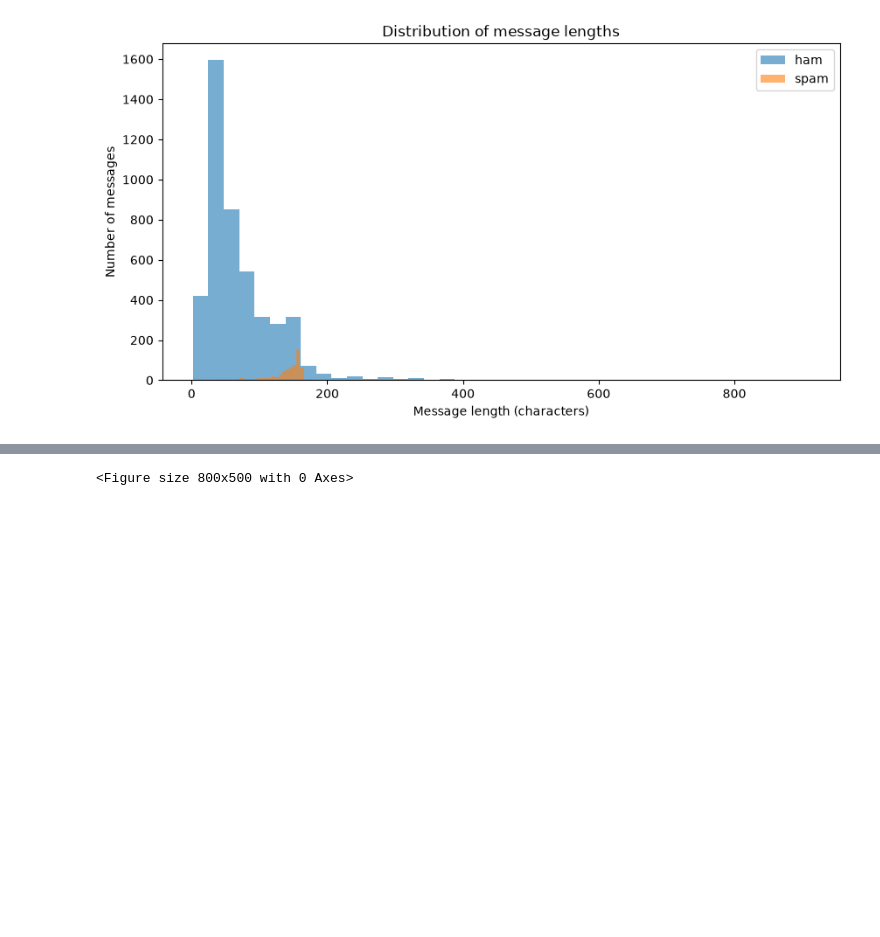
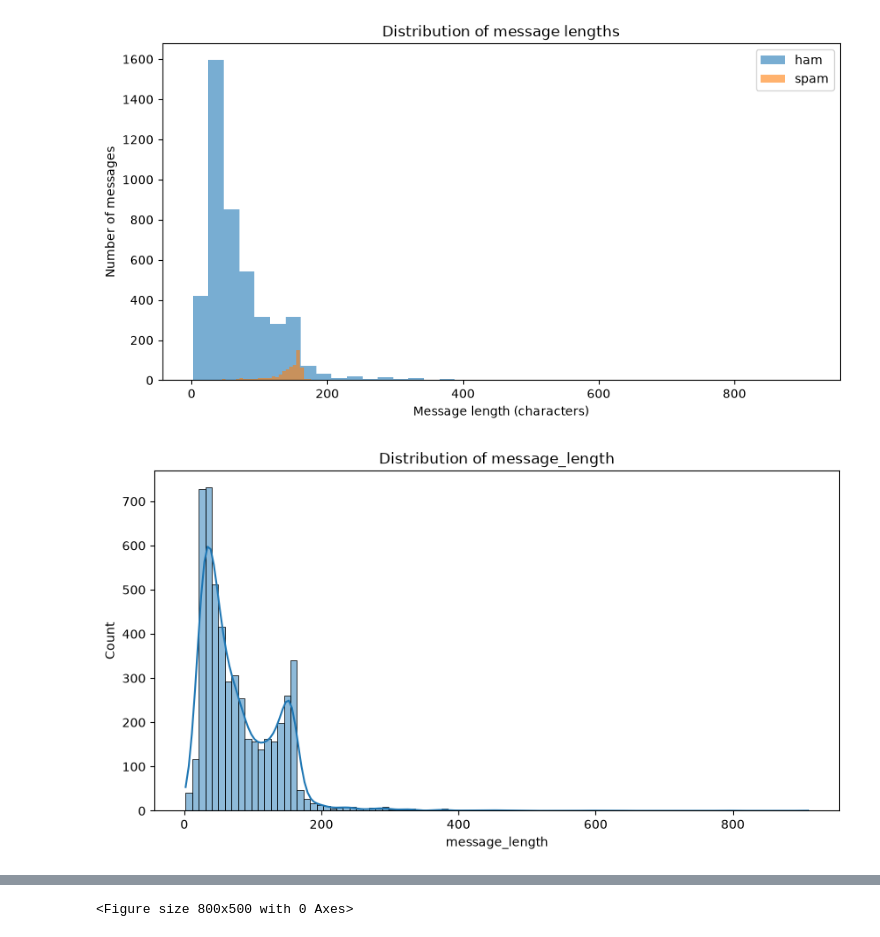
Before and after one commit to moshenetsb/ml-spam-detector, a Jupyter notebook: notebooks/01_data_analysis.ipynb, the cells around one changed output, grey strips where cells are left out. Cells and saved outputs as stored; diff of their text form; code cells hidden in the pictures; blank space fills up the shorter version.

```diff
--- a/notebooks/01_data_analysis.ipynb
+++ b/notebooks/01_data_analysis.ipynb
@@ -163,3 +163,7 @@ spam_df[["label", "message_length", "uppercase_ratio", "url_count", "currency_co
 plot_message_length(spam_df)
 # %% [output]
 [figure]
+# %%
+plot_distribution(spam_df, "message_length")
+# %% [output]
+[figure, added]
```
Also changed, not shown: parts of 5 cells of this notebook, 3 other files.
